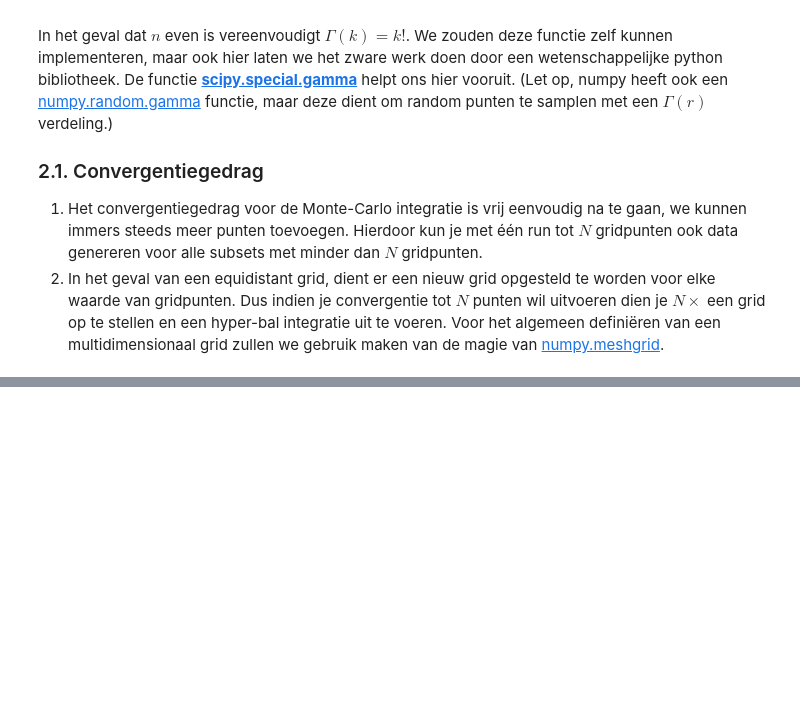
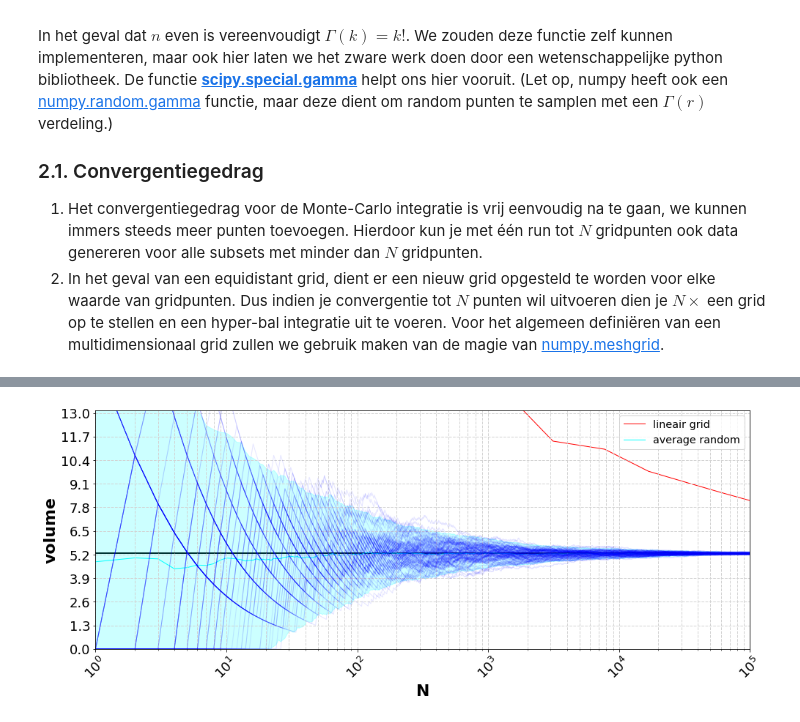
Before and after one commit to GijsVanoppen/StatisticalPhysics, a Jupyter notebook: CourseNotebooks/02_StatisticalThermodynamics/1_MonteCarlo.ipynb, the cells around one changed output, grey strips where cells are left out. Saved outputs shown, nothing was run; the diff lists cells and outputs as text; code cells hidden in the pictures; blank space fills up the shorter version.

Commit message:
Update 1_MonteCarlo.ipynb
added fluct. to n-shpere

```diff
--- a/CourseNotebooks/02_StatisticalThermodynamics/1_MonteCarlo.ipynb
+++ b/CourseNotebooks/02_StatisticalThermodynamics/1_MonteCarlo.ipynb
@@ -213,0 +222,84 @@ plt.show()
+# %%
+# 1. initialisatie
+ndim=5       # Aantal dimensies
+Nlin=10      # Aantal gridpunten in 1 richting van het lineaire grid
+lgridstep=1  # De stapgroote bij het opstellen van de lineaire grids (Nlin/lgridstep aantal bolintegraties)
+N=Nlin**ndim # Bereken het totaal aantal gridpunten
+fac=2**ndim  # Factor om het n-dimensionale equivalent van een kwadrant te kunnen nemen
+radius=1.0   # De straal van de hyperbol
+EnsM=100     # Aantal ensemble elementen
+
+xR=np.random.uniform(0.0,radius,(EnsM,N,ndim)) # N random getallen uniform getrokken uit het interval 0-straal
+n2=ndim*0.5
+vol=(np.pi**n2)*(radius**ndim)/gamma(n2+1)
+
+HitcR=np.zeros(EnsM)   # Tel de hits van het Random grid
+HitcL=0   # Tel de hits van het equidistant lineair grid
+NhitR=np.zeros((EnsM,N+1))
+NhitL=np.zeros(N+1)
+cntLx=0
+NhitLx=np.zeros(N+1)
+Nval=np.zeros((EnsM,N+1))
+
+# 2.1. Monte-Carlo integratie: tel de hits in het random geval
+bar = tqdm(total=EnsM)
+for ens in range(EnsM):
+    for j in range(N):
+        r=xR[ens,j,:]
+        rl=np.sum(r*r)
+        if (rl<=radius):
+            HitcR[ens]+=1
+        NhitR[ens,j]=(HitcR[ens]/(j+1))*fac
+        Nval[ens,j]=j
+    bar.update()#plot een progressbar :-)
+bar.close()
+# Bepaal gemiddelden en standaard deviaties
+avgVol=np.mean(NhitR,axis=0) # We nemen het gemiddelde over alle trajecten in ons ensemble,
+sigVol=np.std(NhitR,axis=0)  # dus axis=0, aka uitmiddelen over de rijen, zijnde de eerste index.
+
+# 2.2. Numerieke integratie: tel de hits in het geval van het equidistante grid
+for i in range(1,Nlin+1,lgridstep): # lus over mogelijke grid-sizes
+    cntLx+=1 # tel het aantal grids waarop we de hyper-bal zullen integreren
+    NhitLx[cntLx]=i**ndim # totaal aantal gridpunten
+    step=radius/i
+    xL=np.arange(0, radius+0.5*step, step)
+    sh=(xL for j in range(ndim))
+    mgrids=np.meshgrid(*sh, indexing='ij') # de ster zorgt er hier voor dat de lijst als set van ndim argumenten xL wordt meegegeven
+    #het mgrid object bevat ndim multidimensionele matrices,
+    #  waarbij de eerste alle x-coordinaten van de gridpunten bevat,
+    #  de tweede de y-coordinaten, etc.
+    # Indexing=i,j zorgt er voor dat de x, y en z coordinaten matrices ook deze volgorde behouden
+    sh2=tuple(len(xL) for j in range(ndim))
+    r=np.zeros(sh2)
+    for j in range(ndim):
+        r=r+mgrids[j]**2
+    #next tell alle punten die binnen onze straal zitten
+    HitcL = (r<=radius**2).sum() # r<=radius is een boolean array, dus sum telt het aantal 'true' waarden.
+    NhitL[cntLx]= HitcL*fac/NhitLx[cntLx]
+
+# 3. Plot de resultaten
+plt.figure(figsize=(16,6))
+plt.plot(NhitLx[0:cntLx+1], NhitL[0:cntLx+1],   color="red"  ,linewidth=1, zorder=-1, alpha=1, label='lineair grid')
+for ens in range(EnsM):
+    plt.plot(Nval[ens,0:N], NhitR[ens,0:N],   color="blue"  ,linewidth=1, zorder=2, alpha=0.1)
+plt.plot(Nval[ens,0:N], avgVol[0:N],   color="cyan"  ,linewidth=1, zorder=-1, alpha=1, label='average random')
+plt.fill_between(Nval[ens,0:N], avgVol[0:N]-2*sigVol[0:N], avgVol[0:N]+2*sigVol[0:N],color='cyan', zorder=1, alpha=0.2 ) # 2-sigma range
+
+plt.legend(fontsize='x-large')
+Xfl=[0,N]
+Yfl=[vol,vol]
+plt.plot(Xfl[0:2], Yfl[0:2],   color="black"  ,linewidth=2, zorder=-2, alpha=1)
+
+plt.xscale("log")
+plt.yscale("linear")
+plt.axis([1,N,0,2.5*vol])
+plt.xticks(rotation=45,fontsize=18)
+XYlst=np.linspace(0.0,int(2.5*vol),11)
+plt.yticks(XYlst,fontsize=18)
+
+plt.xlabel("N",fontsize=22,fontweight="bold")
+plt.ylabel("volume",fontsize=22,fontweight="bold")
+plt.grid(b=True, which='both', axis='both', color='lightgrey', linestyle='--', linewidth=1)
+plt.show()
+# %% [output]
+[figure, added]
```
Also changed, not shown: parts of 6 cells of this notebook.
